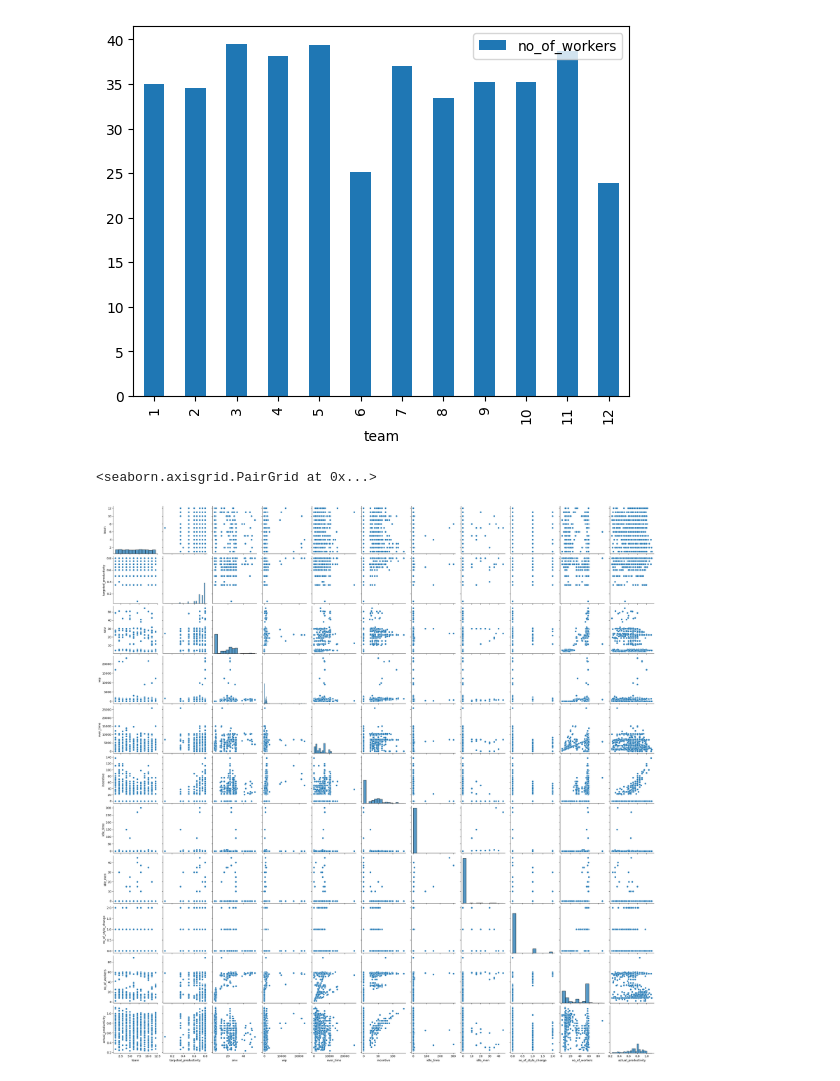
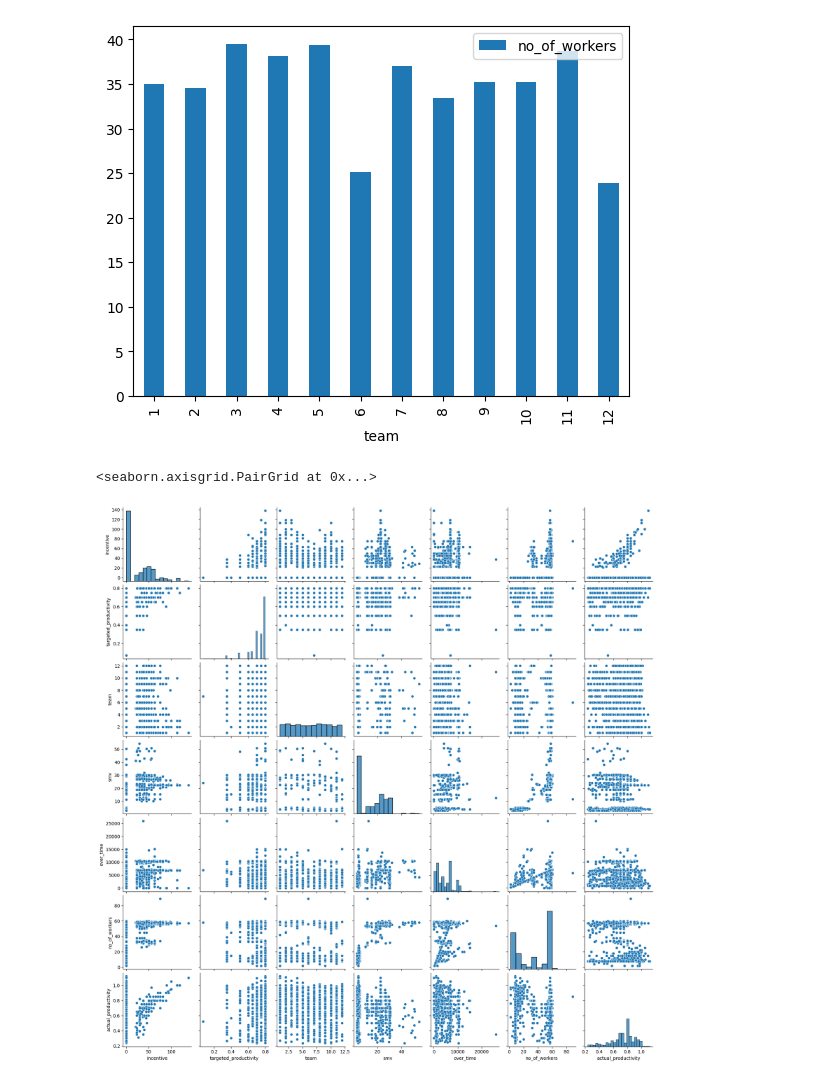
Before and after one commit to wilmarc/Proyecto1ACTD, a Jupyter notebook: DataProcess_P1.ipynb, the cells around one changed output. Saved outputs shown, nothing was run; the diff lists cells and outputs as text; code cells hidden in the pictures.

```diff
--- a/DataProcess_P1.ipynb
+++ b/DataProcess_P1.ipynb
@@ -257,7 +245,7 @@ plt.show()
 # %%
 import seaborn as sns
 df_val=df_fin.select_dtypes(exclude=['object'])
-sns.pairplot(df_val)
+sns.pairplot(df_val[['incentive','targeted_productivity','team', 'smv','over_time','no_of_workers','actual_productivity']])
 # %% [output]
 <seaborn.axisgrid.PairGrid at 0x...>
-[figure, old version]
+[figure, new version]
```
Also changed, not shown: parts of 41 cells of this notebook.
